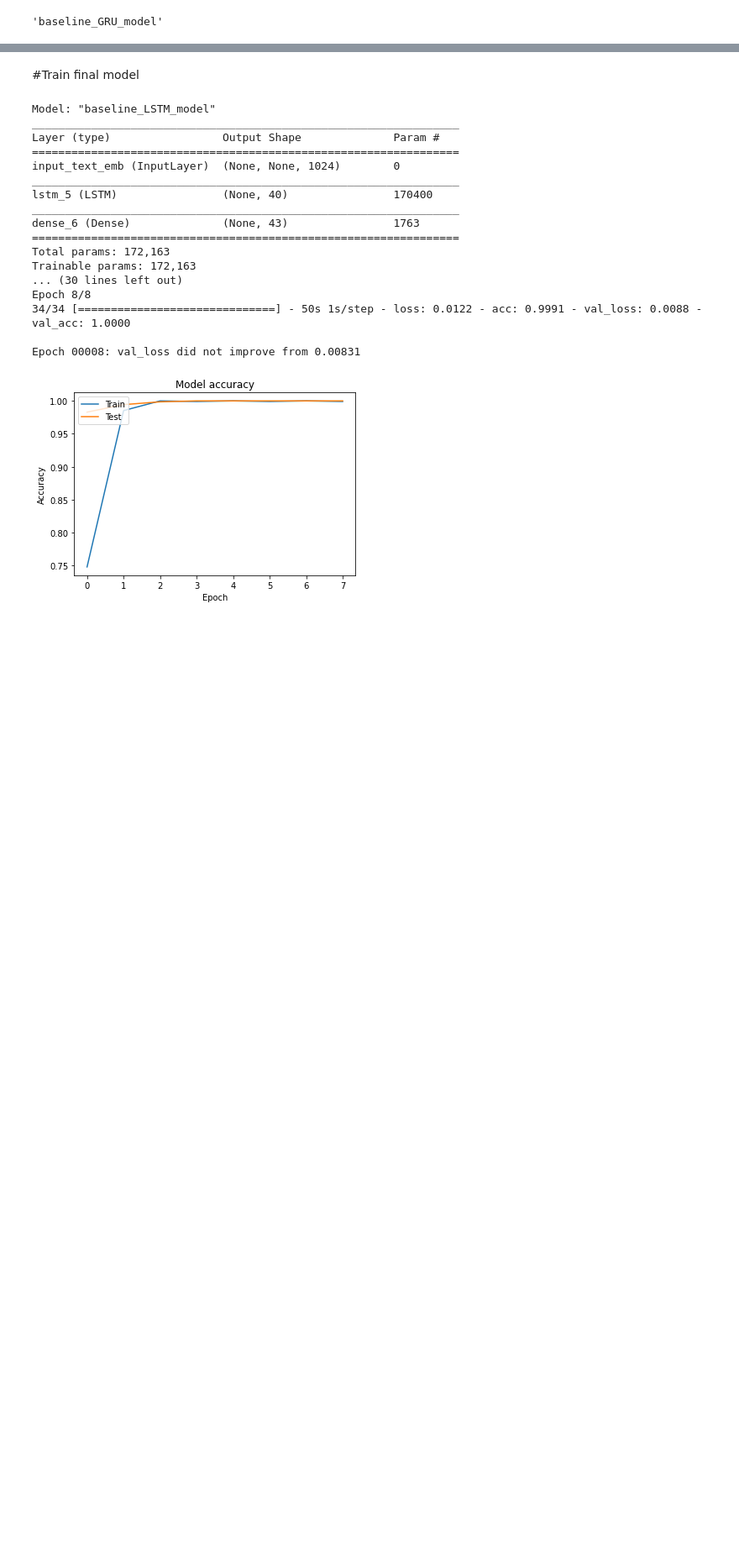
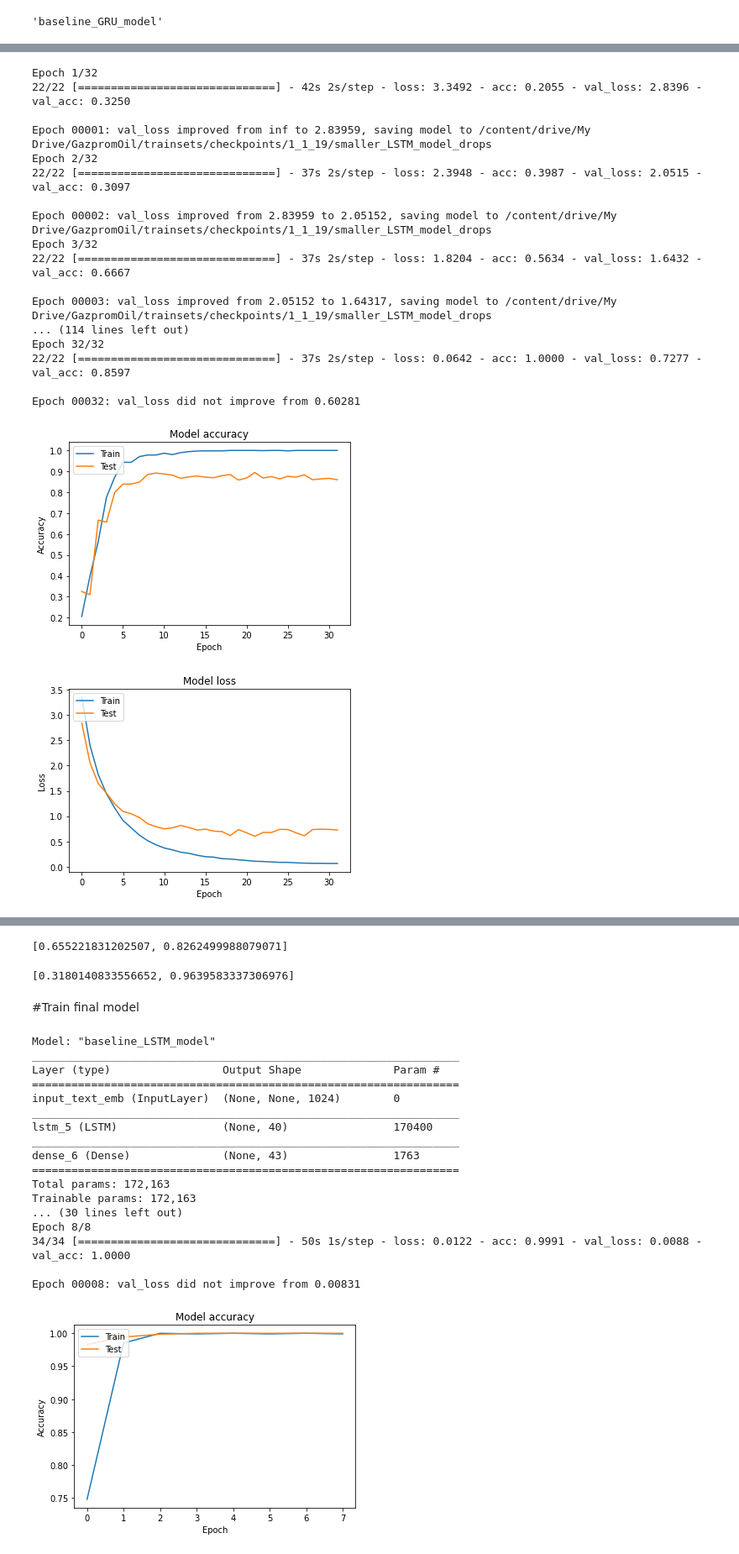
Before and after one commit to nemoware/analyser, a Jupyter notebook: notebooks/TF_subjects.ipynb, the cells around one changed output, grey strips where cells are left out. Shown at 84% size. Saved outputs shown, nothing was run; the diff lists cells and outputs as text; code cells hidden in the pictures; blank space fills up the shorter version.

Commit message:
trying smaller lstm

```diff
--- a/notebooks/TF_subjects.ipynb
+++ b/notebooks/TF_subjects.ipynb
@@ -630,0 +714,21 @@ model.evaluate_generator(generator=b_generator, steps=100)
+# %%
+
+# define baseline model
+def smaller_LSTM_model_drops(name="no_name"):
+  classes = min(10, CLASSES)
+
+  input_text = Input(shape=[ None, EMB], dtype='float32', name="input_text_emb")
+
+  bi =  LSTM(classes, return_sequences=False, dropout=0.5, recurrent_dropout=0.5)(input_text)
+  dense = Dense(CLASSES, activation='softmax')(bi)
+  _out = dense
+  model = Model(inputs=[input_text], outputs=_out, name=name)
+  model.compile(loss='categorical_crossentropy', optimizer='Nadam', metrics=['accuracy'])
+
+  model.summary()
+  return model
+
+
+
+model = smaller_LSTM_model_drops( smaller_LSTM_model_drops.__name__ )
+# SVG(model_to_dot(model, show_layer_names=True, show_shapes=True).create(prog='dot', format='svg'))
@@ -630,0 +750,23 @@ model.evaluate_generator(generator=b_generator, steps=100)
+# %%
+EPOCHS=32
+train_and_evaluate_model(model)
+# %% [output]
+Epoch 1/32
+22/22 [==============================] - 42s 2s/step - loss: 3.3492 - acc: 0.2055 - val_loss: 2.8396 - val_acc: 0.3250
+
+Epoch 00001: val_loss improved from inf to 2.83959, saving model to /content/drive/My Drive/GazpromOil/trainsets/checkpoints/1_1_19/smaller_LSTM_model_drops
+Epoch 2/32
+22/22 [==============================] - 37s 2s/step - loss: 2.3948 - acc: 0.3987 - val_loss: 2.0515 - val_acc: 0.3097
+
+Epoch 00002: val_loss improved from 2.83959 to 2.05152, saving model to /content/drive/My Drive/GazpromOil/trainsets/checkpoints/1_1_19/smaller_LSTM_model_drops
+Epoch 3/32
+22/22 [==============================] - 37s 2s/step - loss: 1.8204 - acc: 0.5634 - val_loss: 1.6432 - val_acc: 0.6667
+
+Epoch 00003: val_loss improved from 2.05152 to 1.64317, saving model to /content/drive/My Drive/GazpromOil/trainsets/checkpoints/1_1_19/smaller_LSTM_model_drops
+... (114 lines left out)
+Epoch 32/32
+22/22 [==============================] - 37s 2s/step - loss: 0.0642 - acc: 1.0000 - val_loss: 0.7277 - val_acc: 0.8597
+
+Epoch 00032: val_loss did not improve from 0.60281
+[figure, added]
+[figure, added]
@@ -631,3 +774,13 @@ model.evaluate_generator(generator=b_generator, steps=100)
+# %%
+e=model.evaluate_generator(generator=test_generator, steps=100)
+print(e)
+# %% [output]
+[0.655221831202507, 0.8262499988079071]
+# %%
+e=model.evaluate_generator(generator=all_generator, steps=100)
+print(e)
+# %% [output]
+[0.3180140833556652, 0.9639583337306976]
 # %% [markdown]
 #Train final model
 # %%
```
Also changed, not shown: parts of 27 cells of this notebook.
